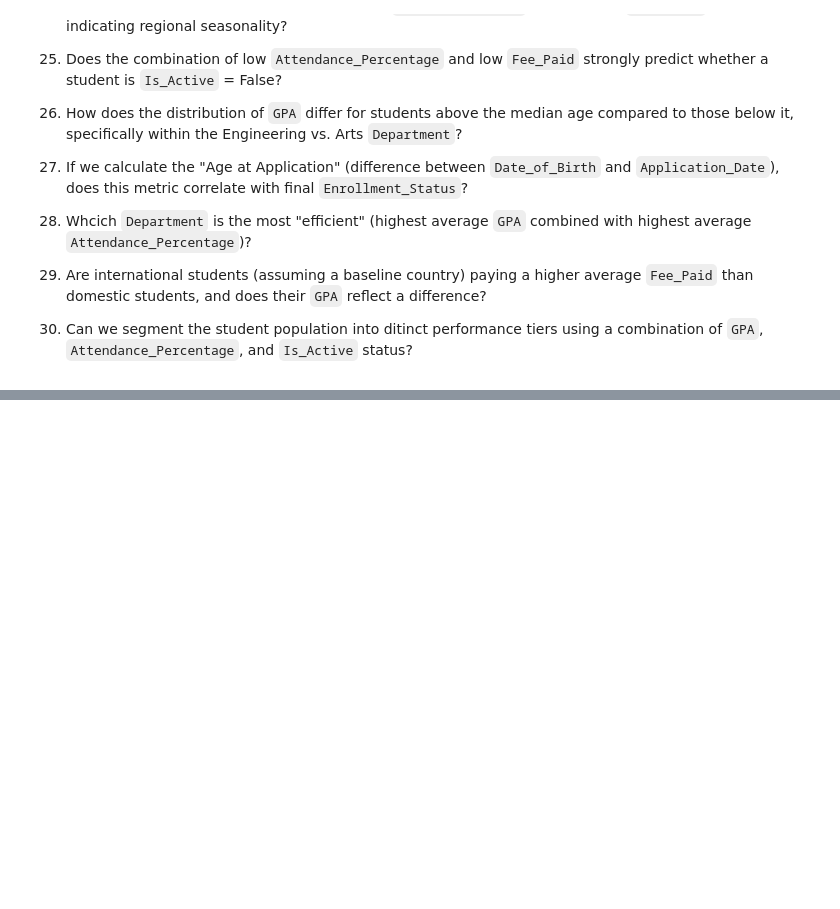
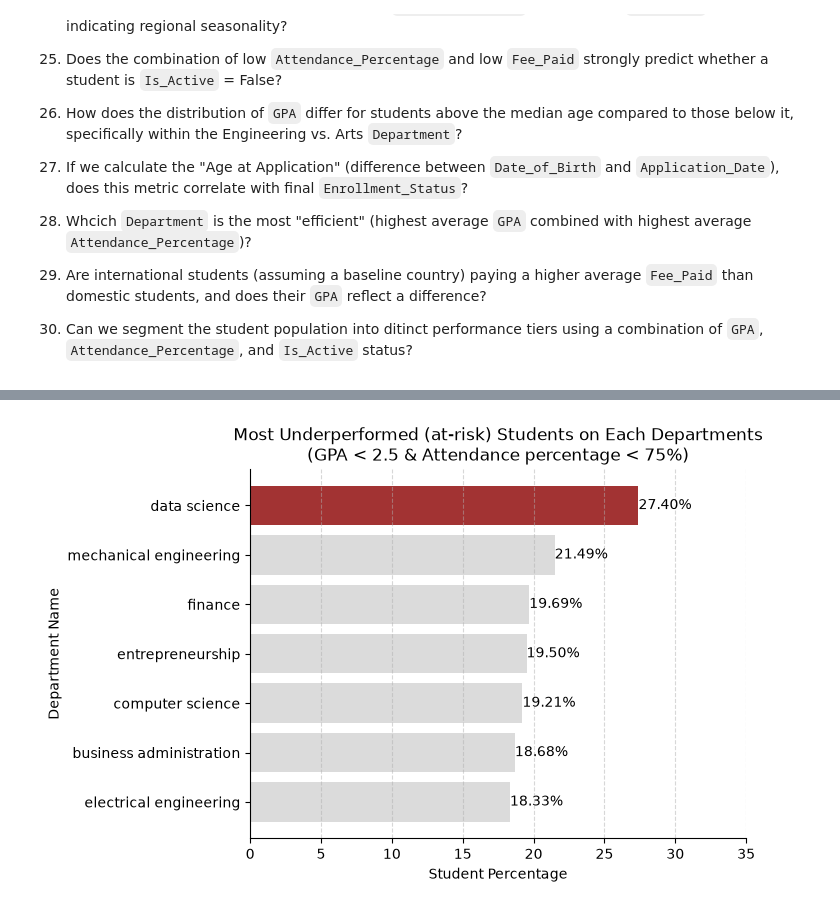
Before and after one commit to sohail-ansari0023/Becoming-A-Data-Analyst, a Jupyter notebook: Exploratory_Data_Analysis/Analytical_Notebooks/EDA_on_university_dataset.ipynb, the cells around one changed output, grey strips where cells are left out. Saved outputs shown, nothing was run; the diff lists cells and outputs as text; code cells hidden in the pictures; blank space fills up the shorter version.

```diff
--- a/Exploratory_Data_Analysis/Analytical_Notebooks/EDA_on_university_dataset.ipynb
+++ b/Exploratory_Data_Analysis/Analytical_Notebooks/EDA_on_university_dataset.ipynb
@@ -662,0 +806,12 @@ We can varify that by plotting multiple histgoram or box plot for each departmen
+# %%
+at_risk_mask = (uni_df['GPA'] < 2.5) & (uni_df['ATTENDANCE_PERCENTAGE'] < 75)
+
+# Underperformed students DataFrame.
+at_risk_students = uni_df[at_risk_mask]
+
+# let's see which department has the most "at-risk" Students.
+students_count = at_risk_students['DEPARTMENT'].value_counts().sort_values(ascending=True)
+total_students_count = uni_df['DEPARTMENT'].value_counts().sort_values(ascending=True)
+
+underper_percentage = ((students_count/total_students_count) *100).round(2).sort_values(ascending=True)
+underper_percentage
@@ -662,0 +828,31 @@ We can varify that by plotting multiple histgoram or box plot for each departmen
+# %%
+# make every bars color to grey.
+colors: list = ['#D3D3D3'] * len(students_count)
+# Just make the most students counts bar to dark red.
+colors[-1] = '#8B0000'
+
+fig, ax = plt.subplots()
+
+bar = ax.barh(
+    underper_percentage.index,
+    underper_percentage.values,
+    color = colors,
+    alpha=0.8
+)
+
+ax.set_title('Most Underperformed (at-risk) Students on Each Departments\n(GPA < 2.5 & Attendance percentage < 75%)')
+ax.set_xlabel('Student Percentage')
+ax.set_ylabel('Department Name')
+
+ax.spines['top'].set_visible(False)
+ax.spines['right'].set_visible(False)
+
+# Faint grid lines
+ax.grid(axis='x', linestyle='--', alpha=0.5)
+
+ax.set_xlim(0, 35)
+ax.bar_label(bar, fmt='%.2f%%')
+
+plt.show()
+# %% [output]
+[figure, added]
```
Also changed, not shown: parts of 19 cells of this notebook, 1 other file.
